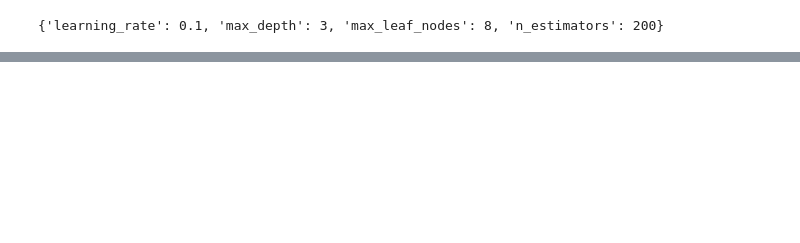
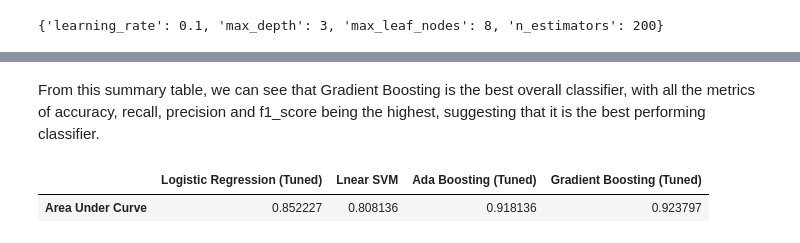
Before and after one commit to summerthia02/bt4222_assign2, a Jupyter notebook: A0239623B.ipynb, the cells around one changed output, grey strips where cells are left out. Saved outputs shown, nothing was run; the diff lists cells and outputs as text; code cells hidden in the pictures; blank space fills up the shorter version.

```diff
--- a/A0239623B.ipynb
+++ b/A0239623B.ipynb
@@ -479,0 +554,12 @@ plt.show()
+# %% [markdown]
+From this summary table, we can see that Gradient Boosting is the best overall classifier, with all the metrics of accuracy, recall, precision and f1_score being the highest, suggesting that it is the best performing classifier.
+# %%
+auc_summary = pd.DataFrame()
+auc_summary['Logistic Regression (Tuned)'] = [Log_auc]
+auc_summary['Lnear SVM '] = [SVM_auc]
+auc_summary['Ada Boosting (Tuned)'] = [ab_auc]
+auc_summary['Gradient Boosting (Tuned)'] = [gb_auc]
+auc_summary.rename(index={0: "Area Under Curve"})
+# %% [output]
+|  | Logistic Regression (Tuned) | Lnear SVM | Ada Boosting (Tuned) | Gradient Boosting (Tuned) |
+| Area Under Curve | 0.852227 | 0.808136 | 0.918136 | 0.923797 |
```
Also changed, not shown: parts of 22 cells of this notebook, 1 other file.
